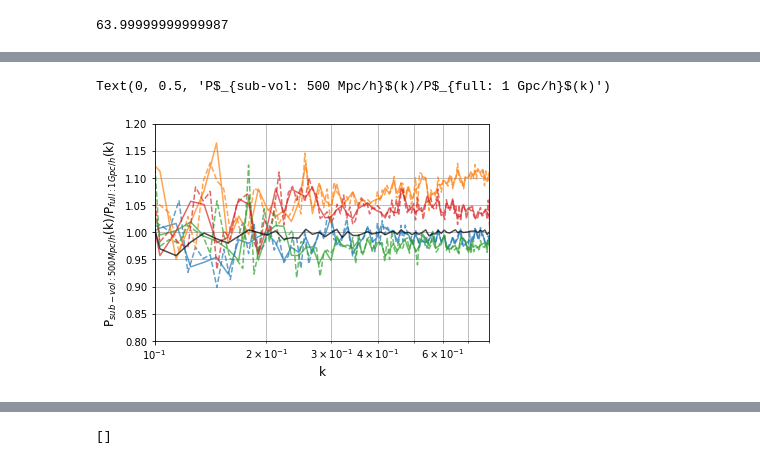
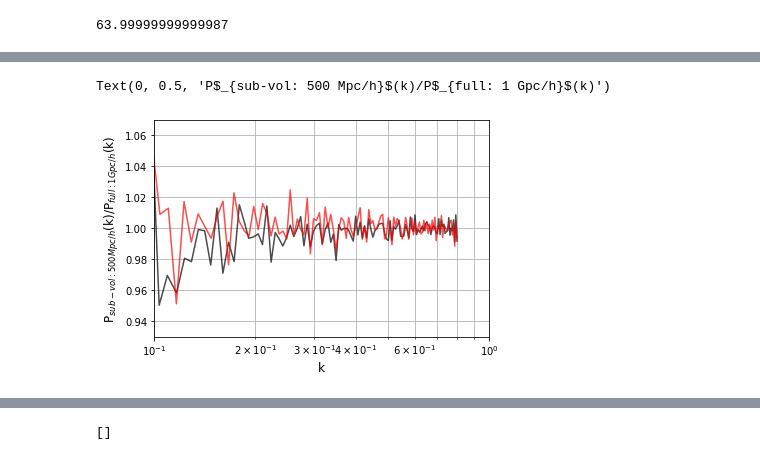
Before and after one commit to modichirag/HySBI, a Jupyter notebook: notebooks/sub-boxes data.ipynb, the cells around one changed output, grey strips where cells are left out. Drawn from its saved outputs; the diff is of its cells as text; code cells hidden in the pictures.

```diff
--- a/notebooks/sub-boxes data.ipynb
+++ b/notebooks/sub-boxes data.ipynb
@@ -29,7 +30,9 @@ hwloc/linux: Ignoring PCI device with non-16bit domain.
 Pass --enable-32bits-pci-domain to configure to support such devices
 (warning: it would break the library ABI, don't enable unless really needed).
 # %%
-f = np.load('/mnt/ceph/users/cmodi/Quijote/latin_hypercube_HR/matter/N0256/0000/field.npy')
+# lh = 1877
+lh = 0
+f = np.load(f'/mnt/ceph/users/cmodi/Quijote/latin_hypercube_HR/matter/N0256/{lh:04d}/field.npy')
 print(f.mean())
 # %% [output]
 63.99999999999987
@@ -39,7 +48,11 @@ print(f.mean())
 sys.path.append('../../galmodel/code/utils/')
 import tools
 
+fac = 2
 kfull, pfull = tools.power(f/f.mean(), boxsize=1000)
+mesh = ArrayMesh(f/f.mean(), BoxSize=1000)
+pfullnb = FFTPower(mesh, mode='1d', dk=2*np.pi/1000, kmin=2*np.pi/1000*fac ).power
+pfullnb4 = FFTPower(mesh, mode='1d', dk=4*np.pi/1000, kmin=2*np.pi/1000*fac ).power
 
 
 # x0, x1 = 0, 128
@@ -61,7 +74,7 @@ for i in range(fac):
             print(x0, x1, y0, y1, z0, z1)
             sub = f[x0:x1, y0:y1, z0:z1]
             box = sub*1.
-            print(box.mean())
+            print('mean : ', box.mean())
             ksub, psub = tools.power(box/box.mean(), boxsize=1000/fac)
             mesh = ArrayMesh(box/box.mean(), BoxSize=1000/fac)
             pk = FFTPower(mesh, mode='1d', dk=2*np.pi/1000, kmin=2*np.pi/1000*fac ).power
@@ -104,24 +208,34 @@ plt.loglog()
 # %%
 # nmodes_sub = 4* pi * k[1:]**2 * np.diff(k) * (bs/fac) **3 /(2*pi)**3  * 2 #/ bs**3
 # var_sub = 2*np.interp(k[1:], kfull, pfull)**2 / nmodes_sub
 # err_sub = var_sub**0.5
 # err_sub /= np.interp(ksub[1:], kfull, pfull)
 
 # for i in range(fac**3):
-for i in range(4):
+for i in range(0):
     # plt.errorbar(ksub[1:], psub[1:]/np.interp(ksub[1:], kfull, pfull), err_sub, alpha=0.7)
-    plt.errorbar(ksub[1:], psubs[i][1:]/np.interp(ksub[1:], kfull, pfull), color=f'C{i}', alpha=0.7)
-    plt.errorbar(pk['k'][1:], psubsnb[i][1:]/np.interp(pk['k'][1:], kfull, pfull), color=f'C{i}', alpha=0.7, ls='--')
+    # plt.errorbar(ksub[1:], psubs[i][1:]/np.interp(ksub[1:], kfull, pfull), color=f'C{i}', alpha=0.7)
+    plt.errorbar(pk['k'][1:], psubsnb[i][1:]/np.interp(pk['k'][1:], kfull, pfull), color=f'C{i}', alpha=0.7, ls='-')
+    plt.errorbar(pk2['k'][1:], psubsnb2[i][1:]/np.interp(pk2['k'][1:], kfull, pfull), color=f'C{i}', alpha=0.7, ls='--')
+    plt.errorbar(pk3['k'][1:], psubsnb3[i][1:]/np.interp(pk3['k'][1:], kfull, pfull), color=f'C{i}', alpha=0.7, ls=':')
 
-plt.errorbar(ksub, np.array(psubs).mean(axis=0)/np.interp(ksub, kfull, pfull),  color='k', alpha=0.7)
-# plt.plot(ksub, psub2/np.interp(ksub, kfull, pfull))
+# plt.errorbar(ksub, np.array(psubs).mean(axis=0)/np.interp(ksub, kfull, pfull),  color='k', alpha=0.7, ls="--")
+plt.errorbar(pk['k'][1:], np.array(psubsnb).mean(axis=0)[1:]/np.interp(pk['k'][1:], kfull, pfull),  color='k', ls="-", alpha=0.7)
+
+# plt.errorbar(ksub2, np.array(psubs2).mean(axis=0)/np.interp(ksub2, kfull, pfull),  color='r', alpha=0.7, ls="--")
+plt.errorbar(pk2['k'][1:], np.array(psubsnb2).mean(axis=0)[1:]/np.interp(pk2['k'][1:], kfull, pfull),  color='r', ls="-", alpha=0.7)
+
+# plt.errorbar(pk3['k'][1:], np.array(psubsnb3).mean(axis=0)[1:]/np.interp(pk3['k'][1:], kfull, pfull),  color='b', ls="-", alpha=0.7)
+
 plt.semilogx()
 plt.grid(which='both')
+plt.ylim(0.9, 1.1)
 plt.ylim(0.8, 1.2)
-plt.xlim(0.1, 0.8)
+plt.xlim(0.1, 1.0)
+plt.ylim(0.93, 1.07)
 
 plt.xlabel('k', fontsize=12)
 plt.ylabel('P$_{sub-vol: 500 Mpc/h}$(k)/P$_{full: 1 Gpc/h}$(k)', fontsize=12)
 # %% [output]
 Text(0, 0.5, 'P$_{sub-vol: 500 Mpc/h}$(k)/P$_{full: 1 Gpc/h}$(k)')
-[figure, old version]
+[figure, new version]
```
Also changed, not shown: parts of 98 cells of this notebook, 8 other files.
